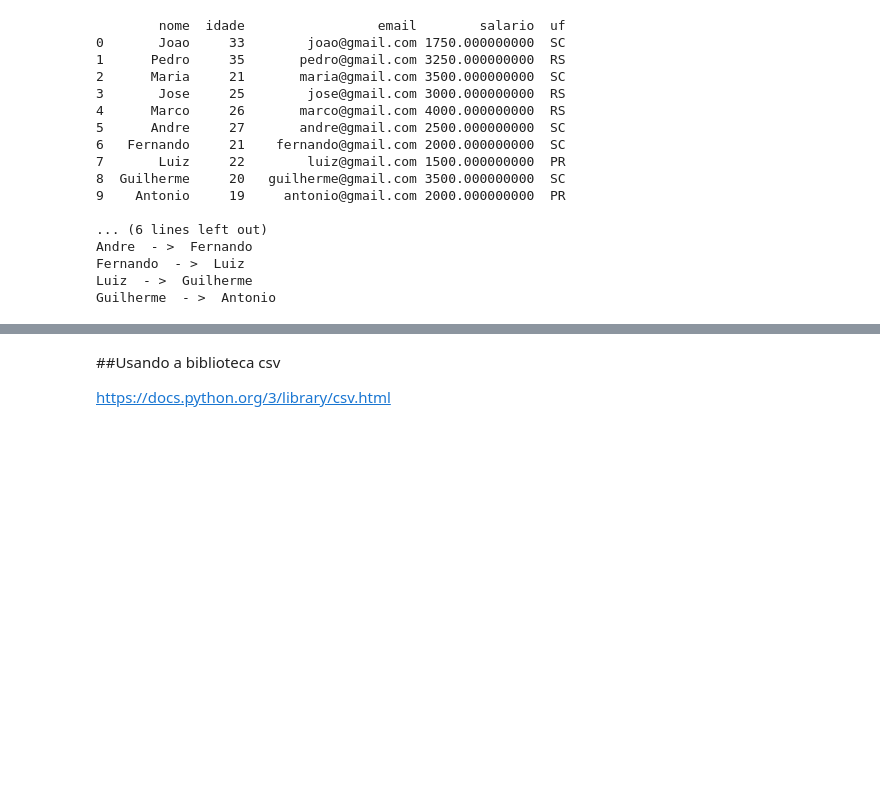
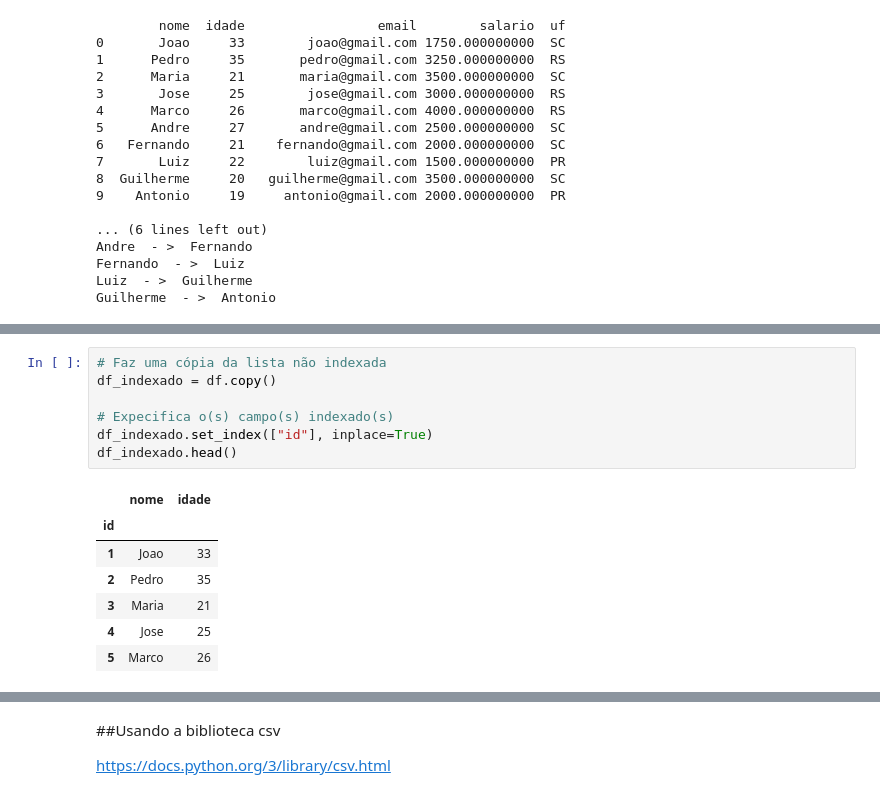
Before and after one commit to osmarbraz/exemplos_python, a Jupyter notebook: ExemplosPythonPandas.ipynb, the cells around one changed output, grey strips where cells are left out. Cells and saved outputs as stored; diff of their text form; blank space fills up the shorter version.

```diff
--- a/ExemplosPythonPandas.ipynb
+++ b/ExemplosPythonPandas.ipynb
@@ -1685,0 +1721,15 @@ Guilherme  - >  Antonio
+# %%
+# Faz uma cópia da lista não indexada
+df_indexado = df.copy()
+
+# Expecifica o(s) campo(s) indexado(s)
+df_indexado.set_index(["id"], inplace=True)
+df_indexado.head()
+# %% [output]
+|  | nome | idade |
+| id |  |  |
+| 1 | Joao | 33 |
+| 2 | Pedro | 35 |
+| 3 | Maria | 21 |
+| 4 | Jose | 25 |
+| 5 | Marco | 26 |
```
Also changed, not shown: parts of 12 cells of this notebook.
